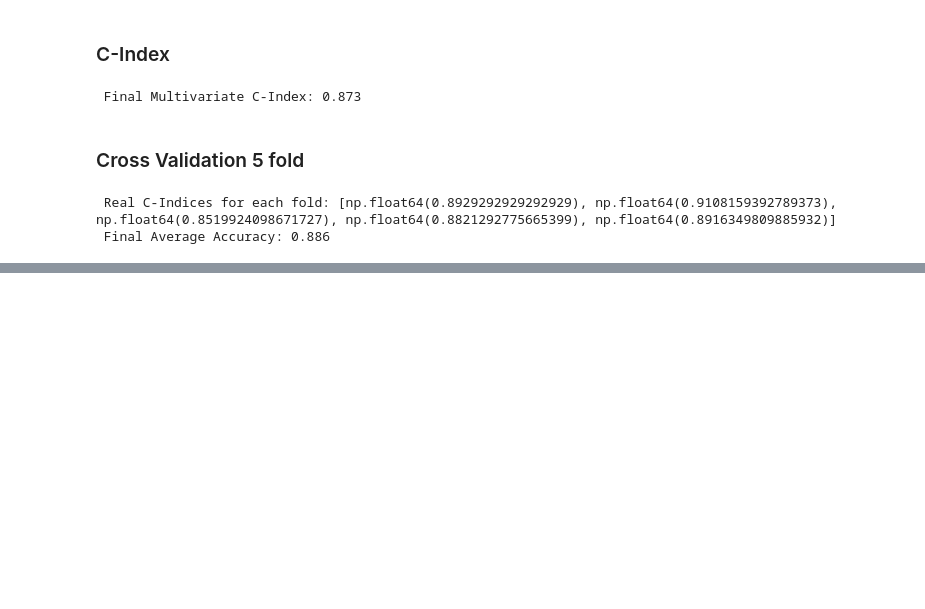
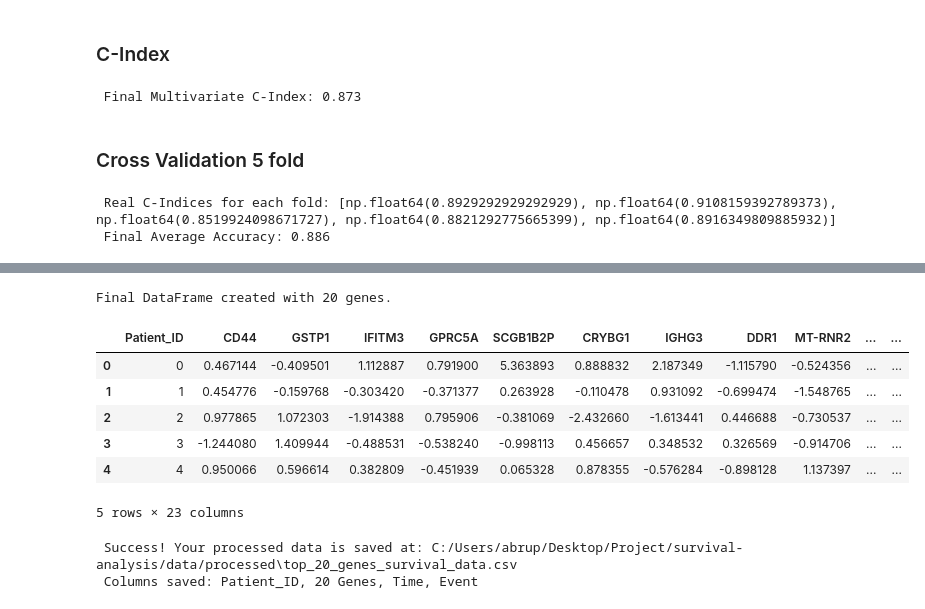
Before and after one commit to pulick/survival-analysis, a Jupyter notebook: notebooks/eda.ipynb, the cells around one changed output, grey strips where cells are left out. Cells and saved outputs as stored; diff of their text form; code cells hidden in the pictures; blank space fills up the shorter version.

```diff
--- a/notebooks/eda.ipynb
+++ b/notebooks/eda.ipynb
@@ -450,0 +473,26 @@ print(f" Final Average Accuracy: {np.mean(c_indices):.3f}")
+# %%
+output_dir = 'C:/Users/abrup/Desktop/Project/survival-analysis/data/processed'
+top_gene_names = top_genes.index.tolist()
+final_df=X_scaled[top_gene_names].copy()
+final_df['time']=y_time
+final_df['event']=y_event
+final_df.reset_index(inplace=True)
+final_df.rename(columns={'index': 'Patient_ID'}, inplace=True)
+print(f"Final DataFrame created with {len(top_gene_names)} genes.")
+display(final_df.head())
+file_path = os.path.join(output_dir, 'top_20_genes_survival_data.csv')
+final_df.to_csv(file_path, index=False)
+
+print(f" Success! Your processed data is saved at: {file_path}")
+print(f" Columns saved: Patient_ID, {len(top_gene_names)} Genes, Time, Event")
+# %% [output]
+Final DataFrame created with 20 genes.
+|  | Patient_ID | CD44 | GSTP1 | IFITM3 | GPRC5A | SCGB1B2P | CRYBG1 | IGHG3 | DDR1 | MT-RNR2 | ... | ... |
+| 0 | 0 | 0.467144 | -0.409501 | 1.112887 | 0.791900 | 5.363893 | 0.888832 | 2.187349 | -1.115790 | -0.524356 | ... | ... |
+| 1 | 1 | 0.454776 | -0.159768 | -0.303420 | -0.371377 | 0.263928 | -0.110478 | 0.931092 | -0.699474 | -1.548765 | ... | ... |
+| 2 | 2 | 0.977865 | 1.072303 | -1.914388 | 0.795906 | -0.381069 | -2.432660 | -1.613441 | 0.446688 | -0.730537 | ... | ... |
+| 3 | 3 | -1.244080 | 1.409944 | -0.488531 | -0.538240 | -0.998113 | 0.456657 | 0.348532 | 0.326569 | -0.914706 | ... | ... |
+| 4 | 4 | 0.950066 | 0.596614 | 0.382809 | -0.451939 | 0.065328 | 0.878355 | -0.576284 | -0.898128 | 1.137397 | ... | ... |
+5 rows × 23 columns
+ Success! Your processed data is saved at: C:/Users/abrup/Desktop/Project/survival-analysis/data/processed\top_20_genes_survival_data.csv
+ Columns saved: Patient_ID, 20 Genes, Time, Event
```
Also changed, not shown: parts of 6 cells of this notebook.
